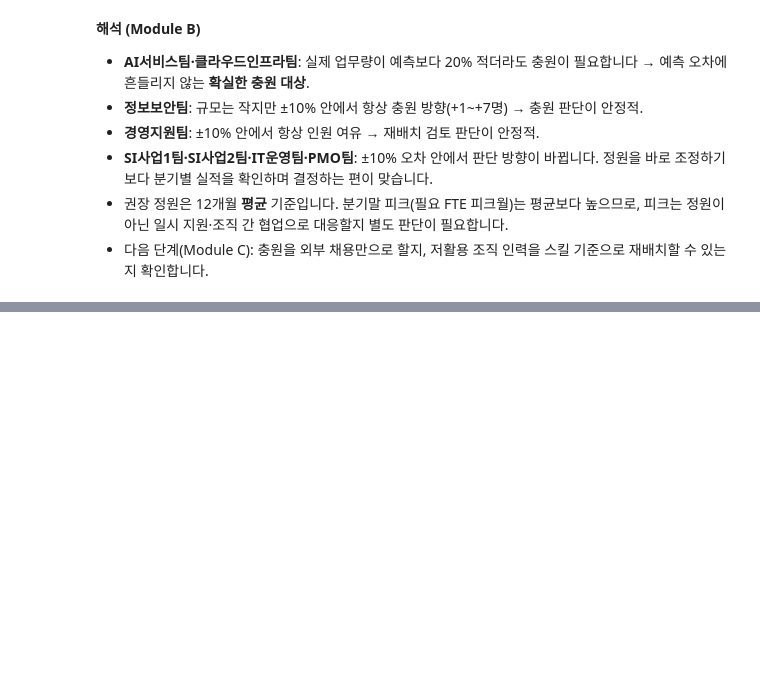
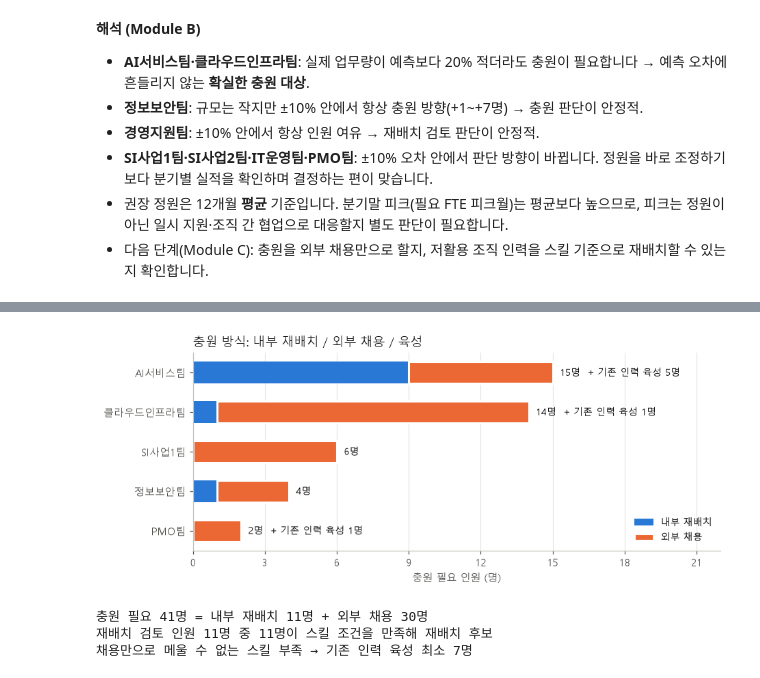
Before and after one commit to sujin-1015/orgpilot-ai, a Jupyter notebook: notebooks/analysis.ipynb, the cells around one changed output, grey strips where cells are left out. Cells and saved outputs as stored; diff of their text form; code cells hidden in the pictures; blank space fills up the shorter version.

```diff
--- a/notebooks/analysis.ipynb
+++ b/notebooks/analysis.ipynb
@@ -338,0 +418,5 @@ fig.tight_layout(); fig.savefig(IMG / "b_sensitivity.png", bbox_inches="tight")
+# %%
+assignments, plan_summary = C.redeployment_plan(tables, table)
+assignments.rename(columns={"employee_id": "사번", "from_name": "현 소속", "to_name": "재배치 후보 조직",
+                            "fills_skills": "메우는 부족 스킬", "proficiency": "숙련도"})[
+    ["사번", "현 소속", "재배치 후보 조직", "메우는 부족 스킬", "숙련도"]].style.hide(axis="index")
@@ -338,0 +447,29 @@ fig.tight_layout(); fig.savefig(IMG / "b_sensitivity.png", bbox_inches="tight")
+# %%
+ps = plan_summary.iloc[::-1]
+fig, ax = plt.subplots(figsize=(8.5, 3.6))
+yy = np.arange(len(ps))
+ax.barh(yy, ps["internal_redeploy"], height=0.55, color="#2a78d6", label="내부 재배치")
+ax.barh(yy, ps["external_hire"], left=ps["internal_redeploy"], height=0.55, color="#eb6834", label="외부 채용",
+        edgecolor="white", lw=2)
+for y, r in zip(yy, ps.itertuples()):
+    note = f"{r.hiring_need}명" + (f"  + 기존 인력 육성 {r.upskill_needed}명" if r.upskill_needed else "")
+    ax.text(r.hiring_need + 0.3, y, note, va="center", fontsize=9, color=INK)
+ax.set_yticks(yy, ps["name"]); ax.set_xlim(0, plan_summary["hiring_need"].max() + 7)
+ax.set_xlabel("충원 필요 인원 (명)")
+ax.xaxis.set_major_locator(plt.MaxNLocator(integer=True))
+ax.set_title("충원 방식: 내부 재배치 / 외부 채용 / 육성", loc="left", color=INK)
+ax.legend(frameon=False, loc="lower right", fontsize=9)
+ax.grid(axis="x", color="#e6e5e0", lw=0.8); ax.set_axisbelow(True)
+fig.tight_layout(); fig.savefig(IMG / "c_fill_plan.png", bbox_inches="tight")
+# %% [output]
+[figure, added]
+# %%
+tot = plan_summary[["hiring_need", "internal_redeploy", "external_hire", "upskill_needed"]].sum()
+surplus = -table.loc[table["headcount_gap"] < 0, "headcount_gap"].sum()
+print(f"충원 필요 {tot.hiring_need}명 = 내부 재배치 {tot.internal_redeploy}명 + 외부 채용 {tot.external_hire}명")
+print(f"재배치 검토 인원 {surplus}명 중 {tot.internal_redeploy}명이 스킬 조건을 만족해 재배치 후보")
+print(f"채용만으로 메울 수 없는 스킬 부족 → 기존 인력 육성 최소 {tot.upskill_needed}명")
+# %% [output]
+충원 필요 41명 = 내부 재배치 11명 + 외부 채용 30명
+재배치 검토 인원 11명 중 11명이 스킬 조건을 만족해 재배치 후보
+채용만으로 메울 수 없는 스킬 부족 → 기존 인력 육성 최소 7명
```
Also changed, not shown: parts of 9 cells of this notebook, 6 other files.
